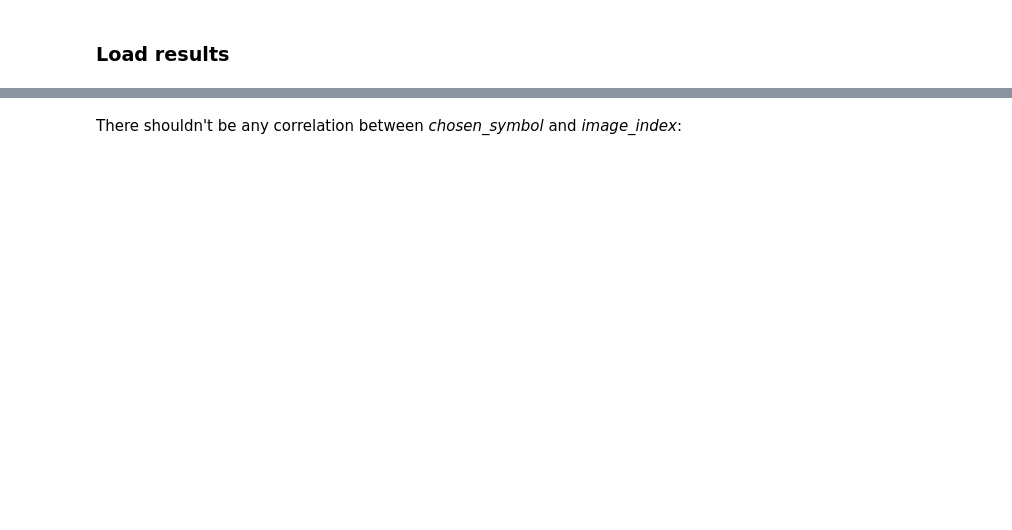
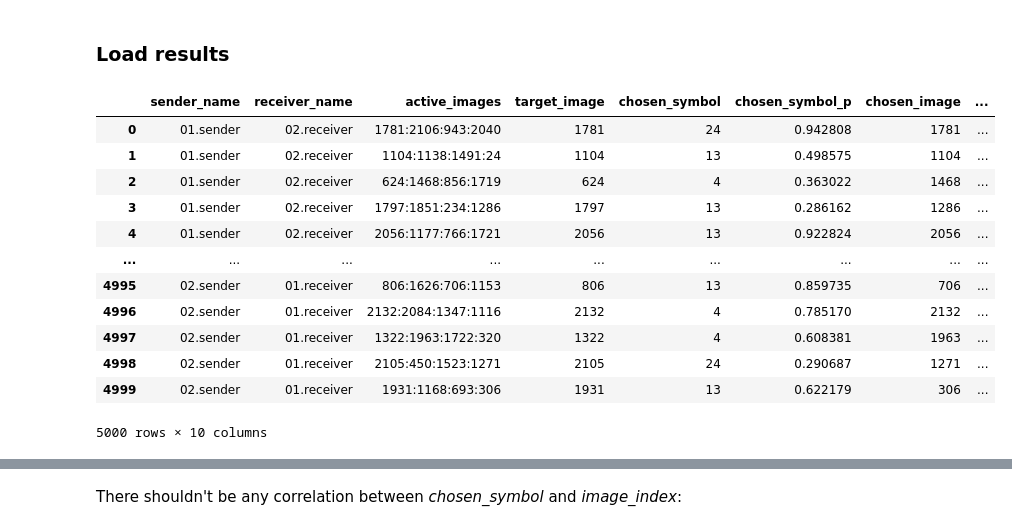
Before and after one commit to byewokko/guessing-game, a Jupyter notebook: Result analysis.ipynb, the cells around one changed output, grey strips where cells are left out. Saved outputs shown, nothing was run; the diff lists cells and outputs as text; code cells hidden in the pictures; blank space fills up the shorter version.

```diff
--- a/Result analysis.ipynb
+++ b/Result analysis.ipynb
@@ -32,0 +44,16 @@ df = results[["target_image", "chosen_symbol", "chosen_image_index", "success"]]
+# %%
+results
+# %% [output]
+|  | sender_name | receiver_name | active_images | target_image | chosen_symbol | chosen_symbol_p | chosen_image | ... |
+| 0 | 01.sender | 02.receiver | 1781:2106:943:2040 | 1781 | 24 | 0.942808 | 1781 | ... |
+| 1 | 01.sender | 02.receiver | 1104:1138:1491:24 | 1104 | 13 | 0.498575 | 1104 | ... |
+| 2 | 01.sender | 02.receiver | 624:1468:856:1719 | 624 | 4 | 0.363022 | 1468 | ... |
+| 3 | 01.sender | 02.receiver | 1797:1851:234:1286 | 1797 | 13 | 0.286162 | 1286 | ... |
+| 4 | 01.sender | 02.receiver | 2056:1177:766:1721 | 2056 | 13 | 0.922824 | 2056 | ... |
+| ... | ... | ... | ... | ... | ... | ... | ... | ... |
+| 4995 | 02.sender | 01.receiver | 806:1626:706:1153 | 806 | 13 | 0.859735 | 706 | ... |
+| 4996 | 02.sender | 01.receiver | 2132:2084:1347:1116 | 2132 | 4 | 0.785170 | 2132 | ... |
+| 4997 | 02.sender | 01.receiver | 1322:1963:1722:320 | 1322 | 4 | 0.608381 | 1963 | ... |
+| 4998 | 02.sender | 01.receiver | 2105:450:1523:1271 | 2105 | 24 | 0.290687 | 1271 | ... |
+| 4999 | 02.sender | 01.receiver | 1931:1168:693:306 | 1931 | 13 | 0.622179 | 306 | ... |
+5000 rows × 10 columns
```
Also changed, not shown: parts of 21 cells of this notebook, 5 other files.
